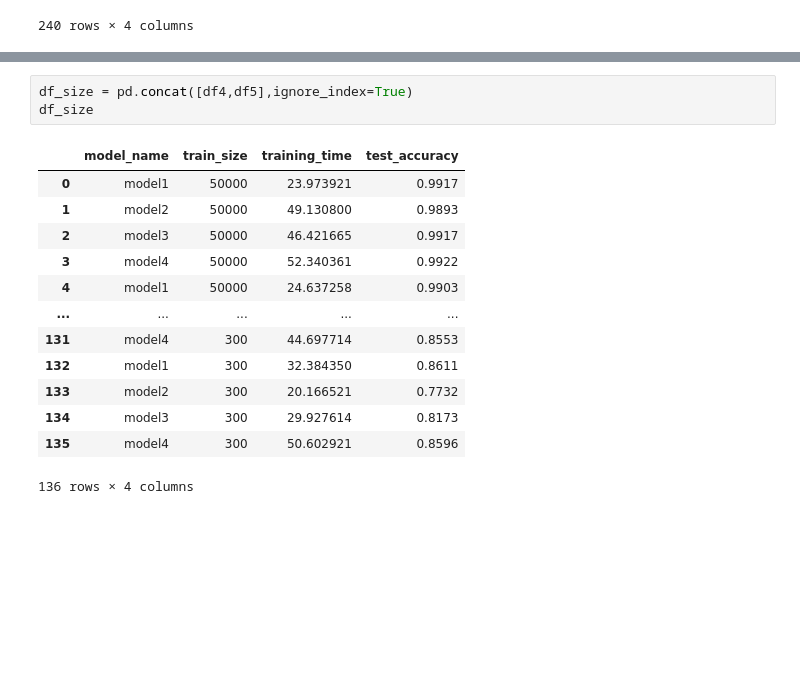
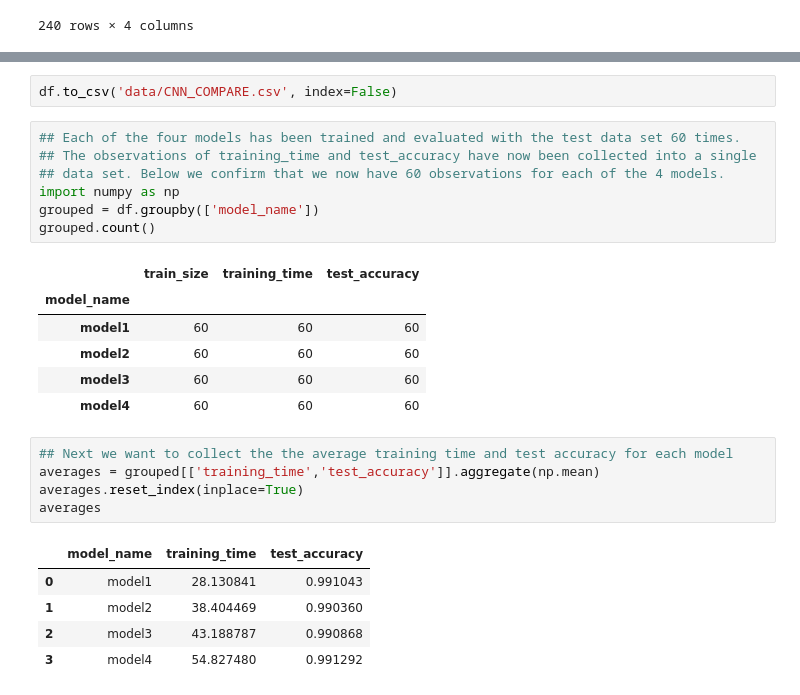
Before and after one commit to albert-kepner/Week6_DL_FinalProject, a Jupyter notebook: CNN_Models.ipynb, the cells around one changed output, grey strips where cells are left out. Saved outputs shown, nothing was run; the diff lists cells and outputs as text; blank space fills up the shorter version.

```diff
--- a/CNN_Models.ipynb
+++ b/CNN_Models.ipynb
@@ -597,17 +560,27 @@ df5
-# %%
-df_size = pd.concat([df4,df5],ignore_index=True)
-df_size
-# %% [output]
-|  | model_name | train_size | training_time | test_accuracy |
-| 0 | model1 | 50000 | 23.973921 | 0.9917 |
-| 1 | model2 | 50000 | 49.130800 | 0.9893 |
-| 2 | model3 | 50000 | 46.421665 | 0.9917 |
-| 3 | model4 | 50000 | 52.340361 | 0.9922 |
-| 4 | model1 | 50000 | 24.637258 | 0.9903 |
-| ... | ... | ... | ... | ... |
-| 131 | model4 | 300 | 44.697714 | 0.8553 |
-| 132 | model1 | 300 | 32.384350 | 0.8611 |
-| 133 | model2 | 300 | 20.166521 | 0.7732 |
-| 134 | model3 | 300 | 29.927614 | 0.8173 |
-| 135 | model4 | 300 | 50.602921 | 0.8596 |
-136 rows × 4 columns
+# %%
+df.to_csv('data/CNN_COMPARE.csv', index=False)
+# %%
+## Each of the four models has been trained and evaluated with the test data set 60 times.
+## The observations of training_time and test_accuracy have now been collected into a single
+## data set. Below we confirm that we now have 60 observations for each of the 4 models.
+import numpy as np
+grouped = df.groupby(['model_name'])
+grouped.count()
+# %% [output]
+|  | train_size | training_time | test_accuracy |
+| model_name |  |  |  |
+| model1 | 60 | 60 | 60 |
+| model2 | 60 | 60 | 60 |
+| model3 | 60 | 60 | 60 |
+| model4 | 60 | 60 | 60 |
+# %%
+## Next we want to collect the the average training time and test accuracy for each model
+averages = grouped[['training_time','test_accuracy']].aggregate(np.mean)
+averages.reset_index(inplace=True)
+averages
+# %% [output]
+|  | model_name | training_time | test_accuracy |
+| 0 | model1 | 28.130841 | 0.991043 |
+| 1 | model2 | 38.404469 | 0.990360 |
+| 2 | model3 | 43.188787 | 0.990868 |
+| 3 | model4 | 54.827480 | 0.991292 |
```
Also changed, not shown: parts of 11 cells of this notebook, 2 other files.
